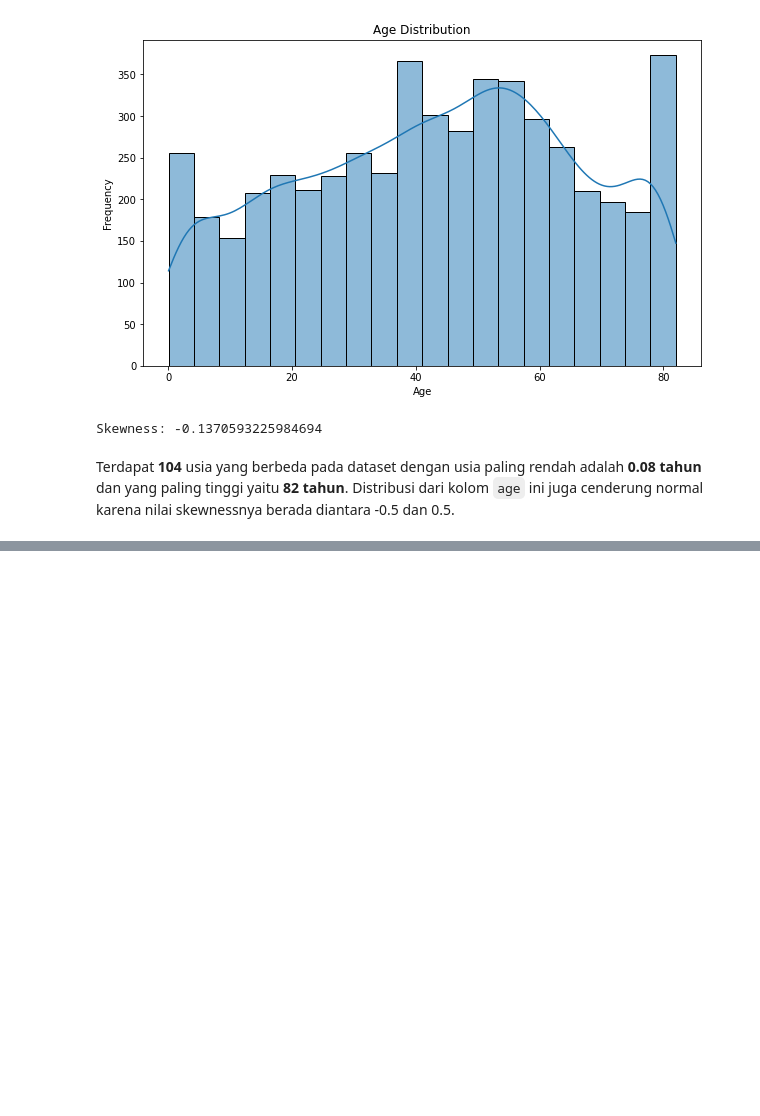
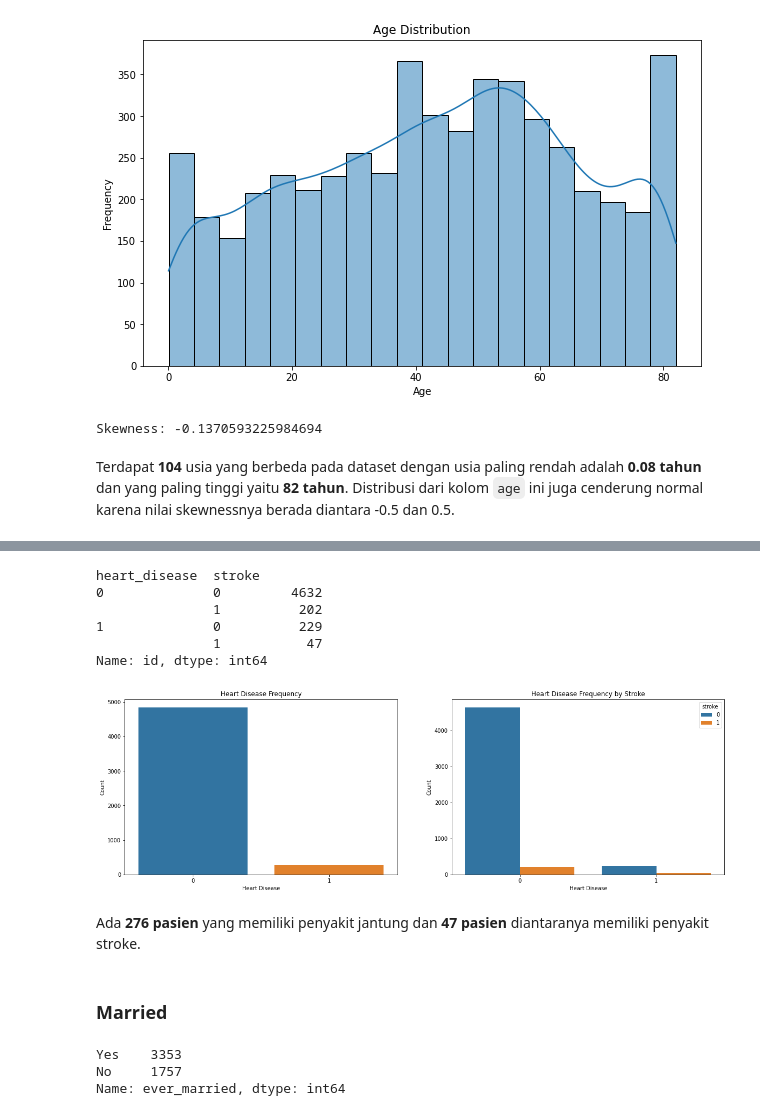
Before and after one commit to Penzragon/h8dsft_LogisticRegression, a Jupyter notebook: script.ipynb, the cells around one changed output, grey strips where cells are left out. Saved outputs shown, nothing was run; the diff lists cells and outputs as text; code cells hidden in the pictures; blank space fills up the shorter version.

Commit message:
Add ever_married exploration

```diff
--- a/script.ipynb
+++ b/script.ipynb
@@ -263,0 +306,34 @@ Terdapat **104** usia yang berbeda pada dataset dengan usia paling rendah adalah
+# %%
+stroke.groupby(['heart_disease', 'stroke']).id.count()
+# %% [output]
+heart_disease  stroke
+0              0         4632
+               1          202
+1              0          229
+               1           47
+Name: id, dtype: int64
+# %%
+plt.figure(figsize=(20, 6))
+plt.subplot(1, 2, 1)
+sns.countplot(x='heart_disease', data=stroke, order=stroke.heart_disease.value_counts().sort_values(ascending=False).index)
+plt.title('Heart Disease Frequency')
+plt.xlabel('Heart Disease')
+plt.ylabel('Count')
+plt.subplot(1, 2, 2)
+sns.countplot(x='heart_disease', data=stroke, order=stroke.heart_disease.value_counts().sort_values(ascending=False).index, hue='stroke')
+plt.title('Heart Disease Frequency by Stroke')
+plt.xlabel('Heart Disease')
+plt.ylabel('Count')
+plt.show()
+# %% [output]
+[figure, added]
+# %% [markdown]
+Ada **276 pasien** yang memiliki penyakit jantung dan **47 pasien** diantaranya memiliki penyakit stroke.
+# %% [markdown]
+### Married
+# %%
+stroke.ever_married.value_counts()
+# %% [output]
+Yes    3353
+No     1757
+Name: ever_married, dtype: int64
```
Also changed, not shown: parts of 9 cells of this notebook.
